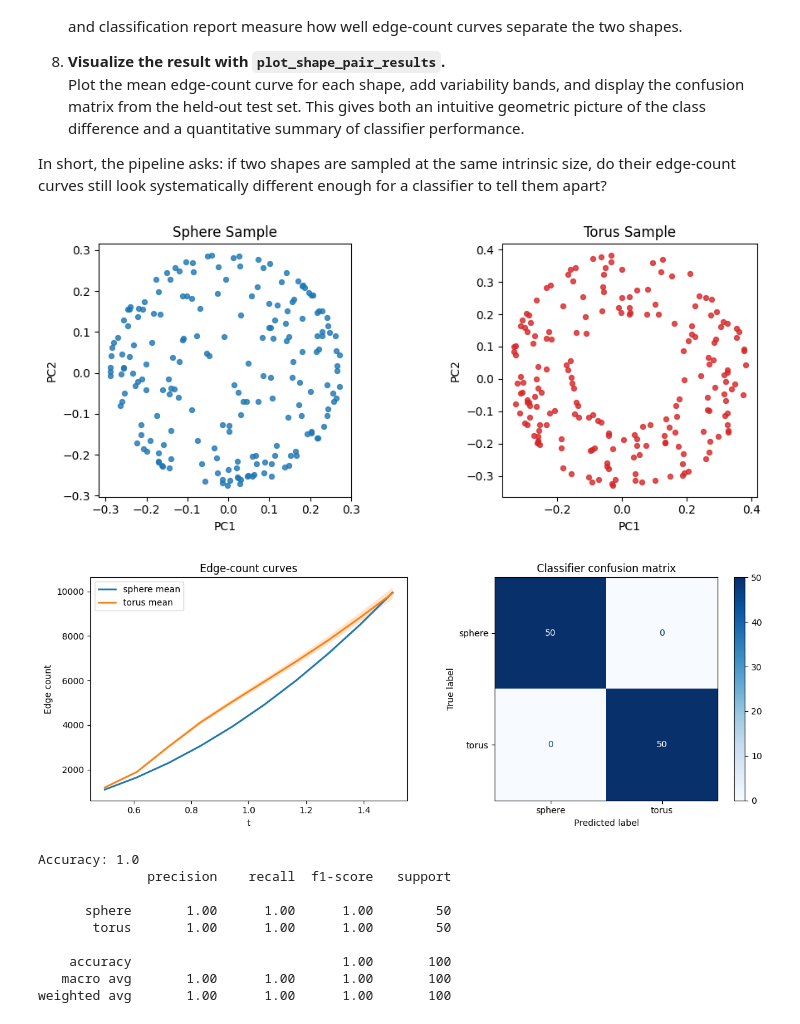
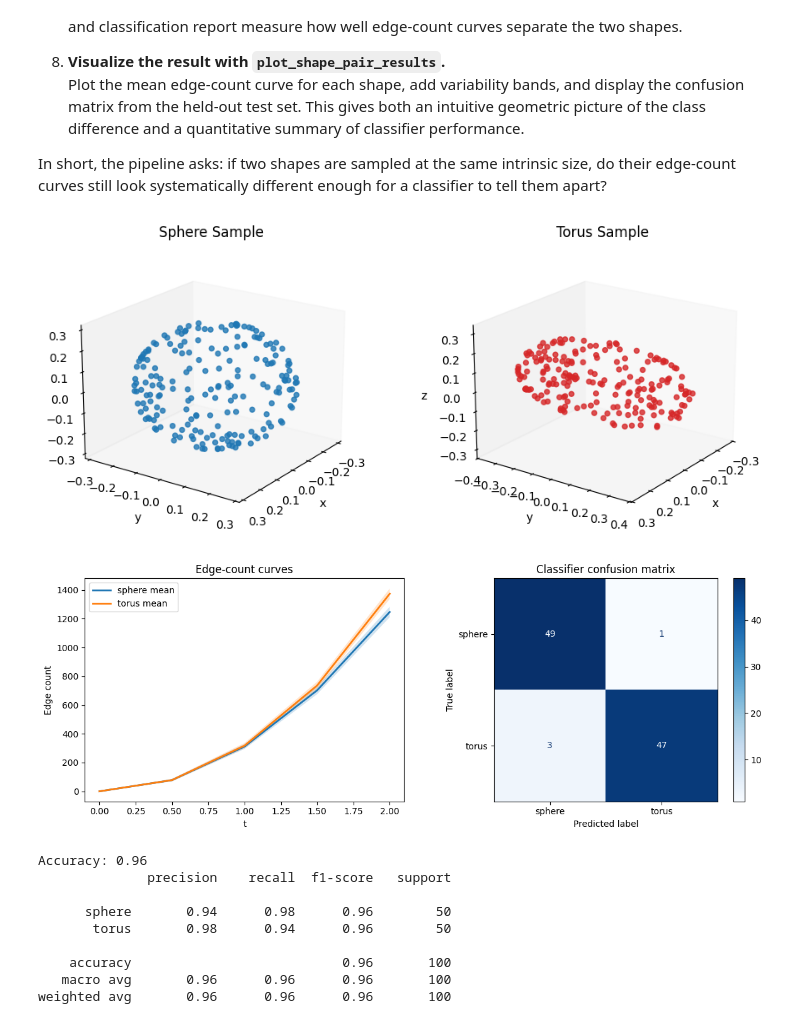
Before and after one commit to JosephMatatyaou/STA199REU, a Jupyter notebook: SQ26/Week4/Classifying.ipynb, the cells around one changed output. Saved outputs shown, nothing was run; the diff lists cells and outputs as text; code cells hidden in the pictures.

```diff
--- a/SQ26/Week4/Classifying.ipynb
+++ b/SQ26/Week4/Classifying.ipynb
@@ -378,8 +378,8 @@ n_points = 200
 n_resamples = 200
 shape1 = "sphere"
 shape2 = "torus"
-ambient_dim = 5
-t_grid = np.linspace(0.5,1.5,10)
+ambient_dim = 3
+t_grid = np.linspace(0,2,5)
 shape1_kwargs = {} #Ex: {"Torus_R": 2.5, "Torus_r": 0.8},  {"cylinder_radius": 1.0, "cylinder_height": 4.0} (note that this is proporitonal since volume is being rescaled)
 shape2_kwargs = {}
 
@@ -416,41 +416,41 @@ for i, (shape, kwargs, seed, color) in enumerate([
     if projected:
         X = vr.pca_project(X, out_dim=2)
 
     d = X.shape[1]
     ax = fig.add_subplot(1, 2, i, projection="3d" if d == 3 else None)
 
     if d == 3:
         ax.scatter(X[:, 0], X[:, 1], X[:, 2], s=18, alpha=0.8, color=color)
         ax.view_init(elev=20, azim=35)
         ax.set_xlabel("x")
         ax.set_ylabel("y")
         ax.set_zlabel("z")
     elif d == 2:
         ax.scatter(X[:, 0], X[:, 1], s=18, alpha=0.8, color=color)
         ax.set_aspect("equal")
         ax.set_xlabel("PC1" if projected else "x")
         ax.set_ylabel("PC2" if projected else "y")
     else:
         ax.scatter(X[:, 0], np.zeros(len(X)), s=18, alpha=0.8, color=color)
         ax.set_xlabel("x")
         ax.set_ylabel("")
 
     ax.set_title(f"{shape.title()} Sample")
     ax.grid(False)
 
 plt.tight_layout()
 plt.show()
 
 plot_shape_pair_results(result)
 # %% [output]
-[figure, old version]
+[figure, new version]
-[figure, old version]
+[figure, new version]
-Accuracy: 1.0
+Accuracy: 0.96
               precision    recall  f1-score   support
 
-      sphere       1.00      1.00      1.00        50
-       torus       1.00      1.00      1.00        50
+      sphere       0.94      0.98      0.96        50
+       torus       0.98      0.94      0.96        50
 
-    accuracy                           1.00       100
-   macro avg       1.00      1.00      1.00       100
-weighted avg       1.00      1.00      1.00       100
+    accuracy                           0.96       100
+   macro avg       0.96      0.96      0.96       100
+weighted avg       0.96      0.96      0.96       100
```
Also changed, not shown: 12 other files.
